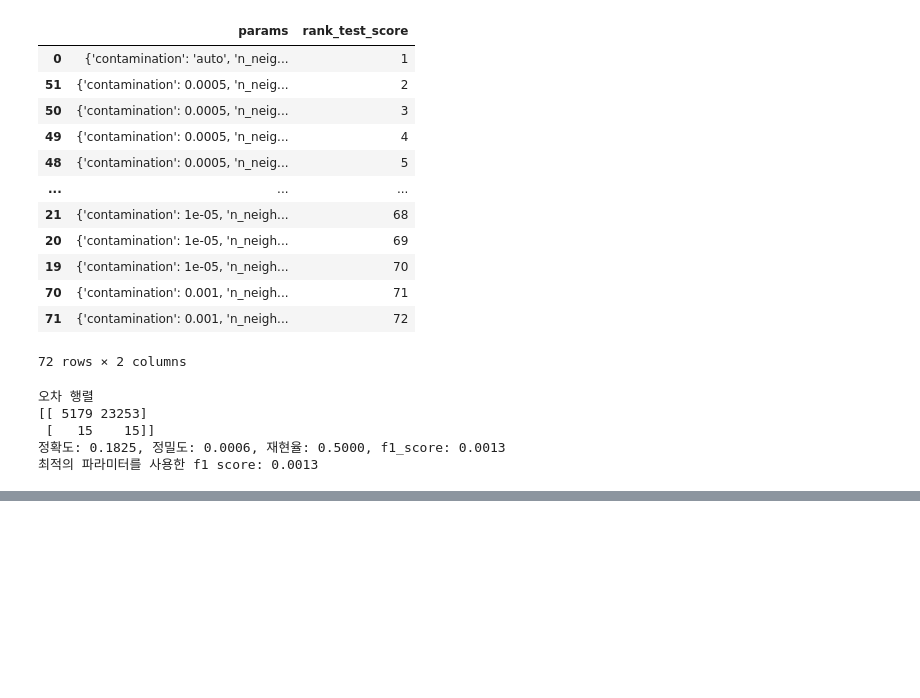
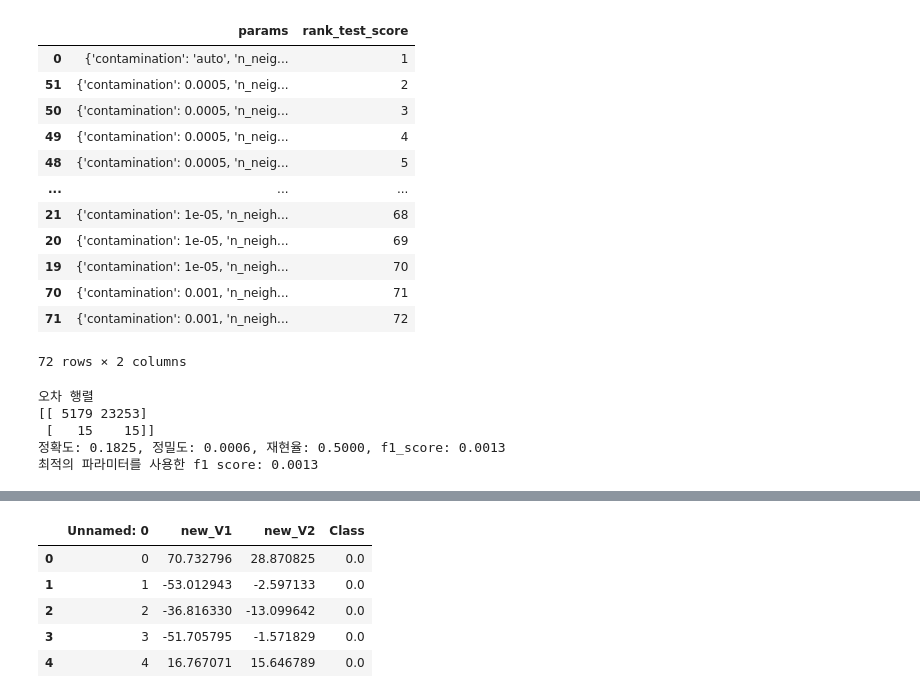
Before and after one commit to Seoyeon-An/YBIGTA_CreditCardAI, a Jupyter notebook: Modeling/IOF with tsne and gridsearchcv.ipynb, the cells around one changed output, grey strips where cells are left out. Drawn from its saved outputs; the diff is of its cells as text; code cells hidden in the pictures; blank space fills up the shorter version.

```diff
--- a/Modeling/IOF with tsne and gridsearchcv.ipynb
+++ b/Modeling/IOF with tsne and gridsearchcv.ipynb
@@ -161,3 +161,7 @@ print('최적의 파라미터를 사용한 f1 score: {0:.4f}'.format(f1))
  [   15    15]]
 정확도: 0.1825, 정밀도: 0.0006, 재현율: 0.5000, f1_score: 0.0013
 최적의 파라미터를 사용한 f1 score: 0.0013
+# %%
+train_df = pd.read_csv('../EDA&FE/train_tsne_per50.csv')
+valid_df = pd.read_csv('../EDA&FE/valid_tsne_per50.csv')
+test_df = pd.read_csv('../EDA&FE/test_tsne_per50.csv')
@@ -163,0 +177,9 @@ print('최적의 파라미터를 사용한 f1 score: {0:.4f}'.format(f1))
+# %%
+valid_df.head()
+# %% [output]
+|  | Unnamed: 0 | new_V1 | new_V2 | Class |
+| 0 | 0 | 70.732796 | 28.870825 | 0.0 |
+| 1 | 1 | -53.012943 | -2.597133 | 0.0 |
+| 2 | 2 | -36.816330 | -13.099642 | 0.0 |
+| 3 | 3 | -51.705795 | -1.571829 | 0.0 |
+| 4 | 4 | 16.767071 | 15.646789 | 0.0 |
```
Also changed, not shown: parts of 15 cells of this notebook, 3 other files.
